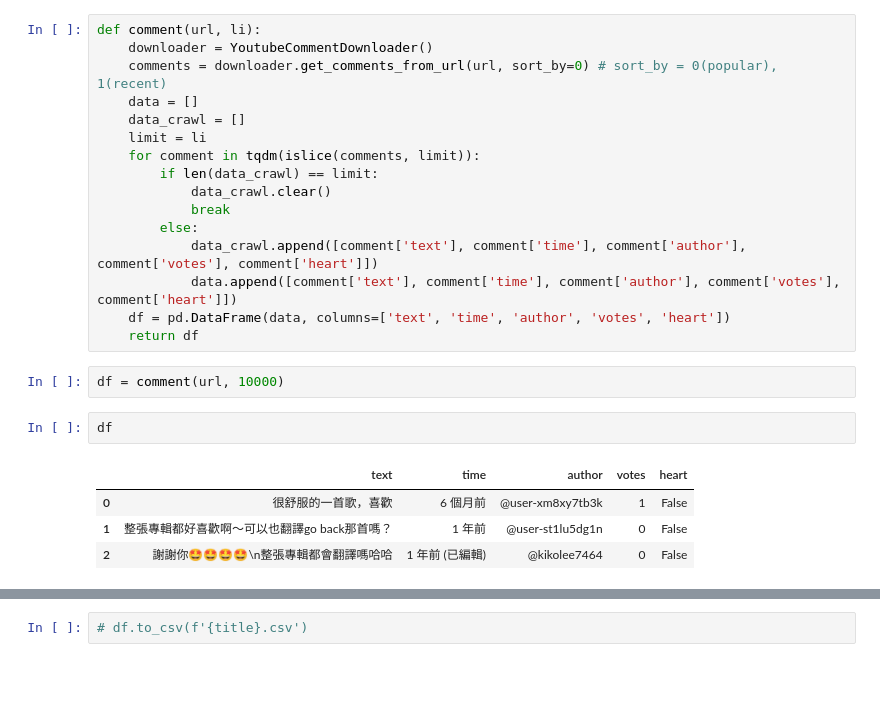
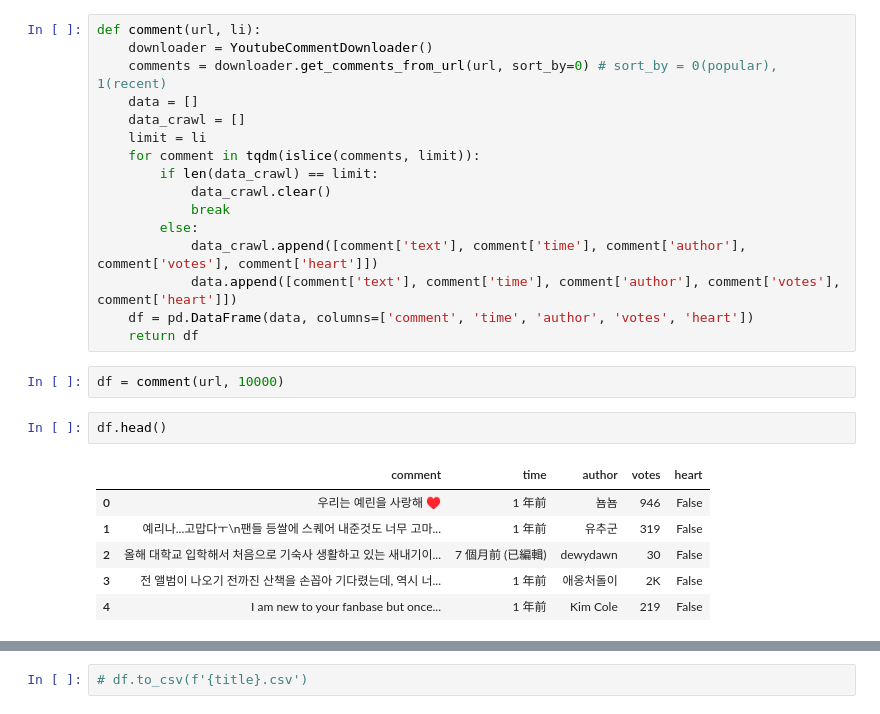
Before and after one commit to supernovaBvS/Youtube_comment_scraper_and_sentiment_analysis, a Jupyter notebook: utube.ipynb, the cells around one changed output, grey strips where cells are left out. Cells and saved outputs as stored; diff of their text form; blank space fills up the shorter version.

```diff
--- a/utube.ipynb
+++ b/utube.ipynb
@@ -36,14 +65,16 @@ def comment(url, li):
         else:
             data_crawl.append([comment['text'], comment['time'], comment['author'], comment['votes'], comment['heart']])
             data.append([comment['text'], comment['time'], comment['author'], comment['votes'], comment['heart']])
-    df = pd.DataFrame(data, columns=['text', 'time', 'author', 'votes', 'heart'])
+    df = pd.DataFrame(data, columns=['comment', 'time', 'author', 'votes', 'heart'])
     return df
 # %%
 df = comment(url, 10000)
 # %%
-df
+df.head()
 # %% [output]
-|  | text | time | author | votes | heart |
-| 0 | 很舒服的一首歌，喜歡 | 6 個月前 | @user-xm8xy7tb3k | 1 | False |
-| 1 | 整張專輯都好喜歡啊～可以也翻譯go back那首嗎？ | 1 年前 | @user-st1lu5dg1n | 0 | False |
-| 2 | 謝謝你🤩🤩🤩🤩\n整張專輯都會翻譯嗎哈哈 | 1 年前 (已編輯) | @kikolee7464 | 0 | False |
+|  | comment | time | author | votes | heart |
+| 0 | 우리는 예린을 사랑해 ♥️ | 1 年前 | 뇸뇸 | 946 | False |
+| 1 | 예리나...고맙다ㅜ\n팬들 등쌀에 스퀘어 내준것도 너무 고마... | 1 年前 | 유추군 | 319 | False |
+| 2 | 올해 대학교 입학해서 처음으로 기숙사 생활하고 있는 새내기이... | 7 個月前 (已編輯) | dewydawn | 30 | False |
+| 3 | 전 앨범이 나오기 전까진 산책을 손꼽아 기다렸는데, 역시 너... | 1 年前 | 애옹처돌이 | 2K | False |
+| 4 | I am new to your fanbase but once... | 1 年前 | Kim Cole | 219 | False |
```
Also changed, not shown: parts of 16 cells of this notebook.
